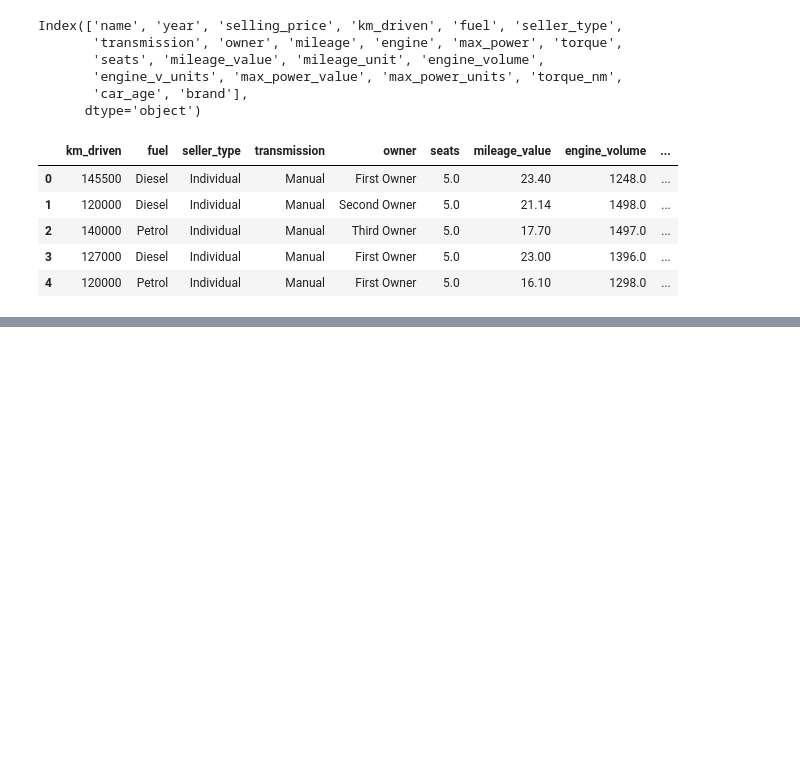
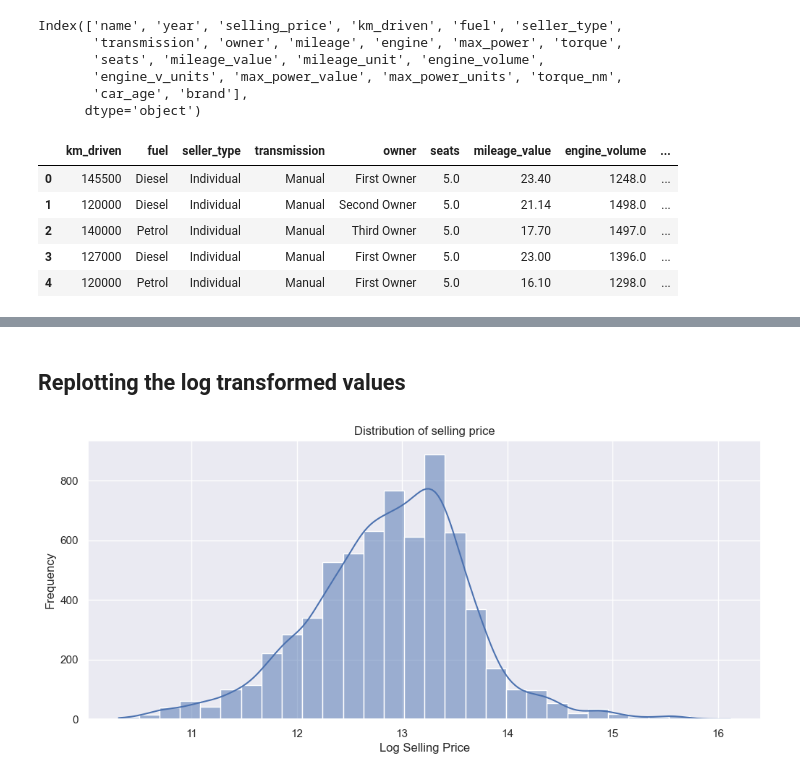
Before and after one commit to kjkyagambiddwa/OIBSIP, a Jupyter notebook: DataScience-Task3-CarPricePrediction/Car_Price_Prediction.ipynb, the cells around one changed output, grey strips where cells are left out. Cells and saved outputs as stored; diff of their text form; code cells hidden in the pictures; blank space fills up the shorter version.

```diff
--- a/DataScience-Task3-CarPricePrediction/Car_Price_Prediction.ipynb
+++ b/DataScience-Task3-CarPricePrediction/Car_Price_Prediction.ipynb
@@ -280,0 +329,3 @@ df_cleaned.head()
+# %%
+df_cleaned["log_selling_price"]=np.log(df_cleaned["selling_price"])
+df_cleaned.head()
@@ -280,0 +339,11 @@ df_cleaned.head()
+# %% [markdown]
+## Replotting the log transformed values
+# %%
+plt.figure(figsize=(12,5))
+sns.histplot(df_cleaned["log_selling_price"], kde=True, bins=30)
+plt.title("Distribution of selling price")
+plt.xlabel("Log Selling Price")
+plt.ylabel("Frequency")
+plt.show()
+# %% [output]
+[figure, added]
```
Also changed, not shown: parts of 24 cells of this notebook.
